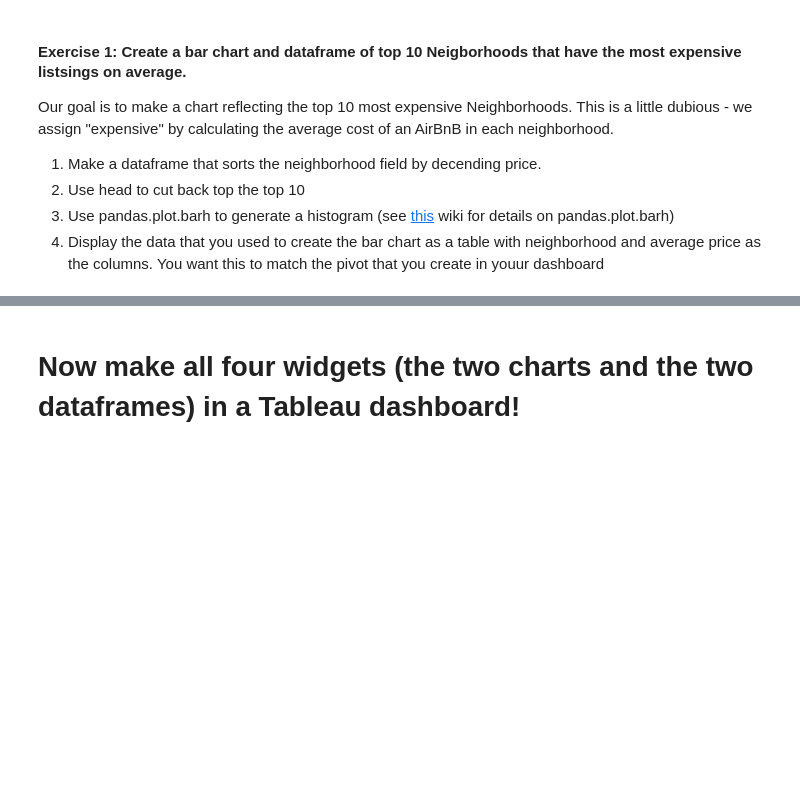
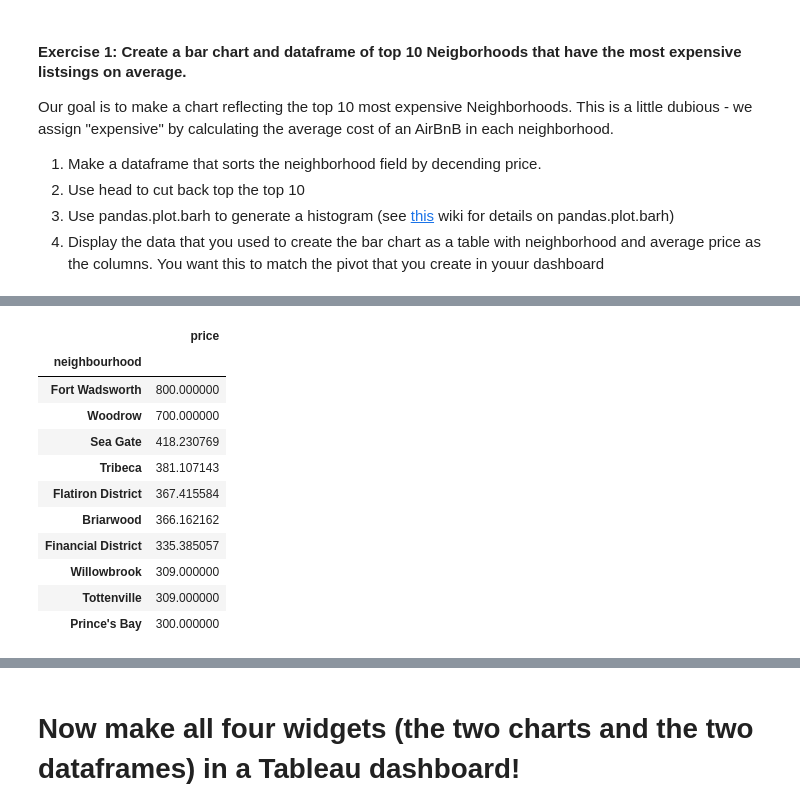
Before and after one commit to alyliann/my-fork-2024-DS-Tue, a Jupyter notebook: Week-03-Data_Analytics-Data_Viz-BI_tools/Exercise-AV.ipynb, the cells around one changed output, grey strips where cells are left out. Saved outputs shown, nothing was run; the diff lists cells and outputs as text; code cells hidden in the pictures; blank space fills up the shorter version.

```diff
--- a/Week-03-Data_Analytics-Data_Viz-BI_tools/Exercise-AV.ipynb
+++ b/Week-03-Data_Analytics-Data_Viz-BI_tools/Exercise-AV.ipynb
@@ -33,4 +34,20 @@ df_top_10.plot.barh
 # %%
-# Now, display the top 10 datframe you created as a table with columns
+# Now, display the top 10 dataframe you created as a table with columns
 # neighbourhood and price
+
+df_top_10 = top_10.to_frame()
+df_top_10
+# %% [output]
+|  | price |
+| neighbourhood |  |
+| Fort Wadsworth | 800.000000 |
+| Woodrow | 700.000000 |
+| Sea Gate | 418.230769 |
+| Tribeca | 381.107143 |
+| Flatiron District | 367.415584 |
+| Briarwood | 366.162162 |
+| Financial District | 335.385057 |
+| Willowbrook | 309.000000 |
+| Tottenville | 309.000000 |
+| Prince's Bay | 300.000000 |
 # %% [markdown]
```
Also changed, not shown: parts of 4 cells of this notebook.
